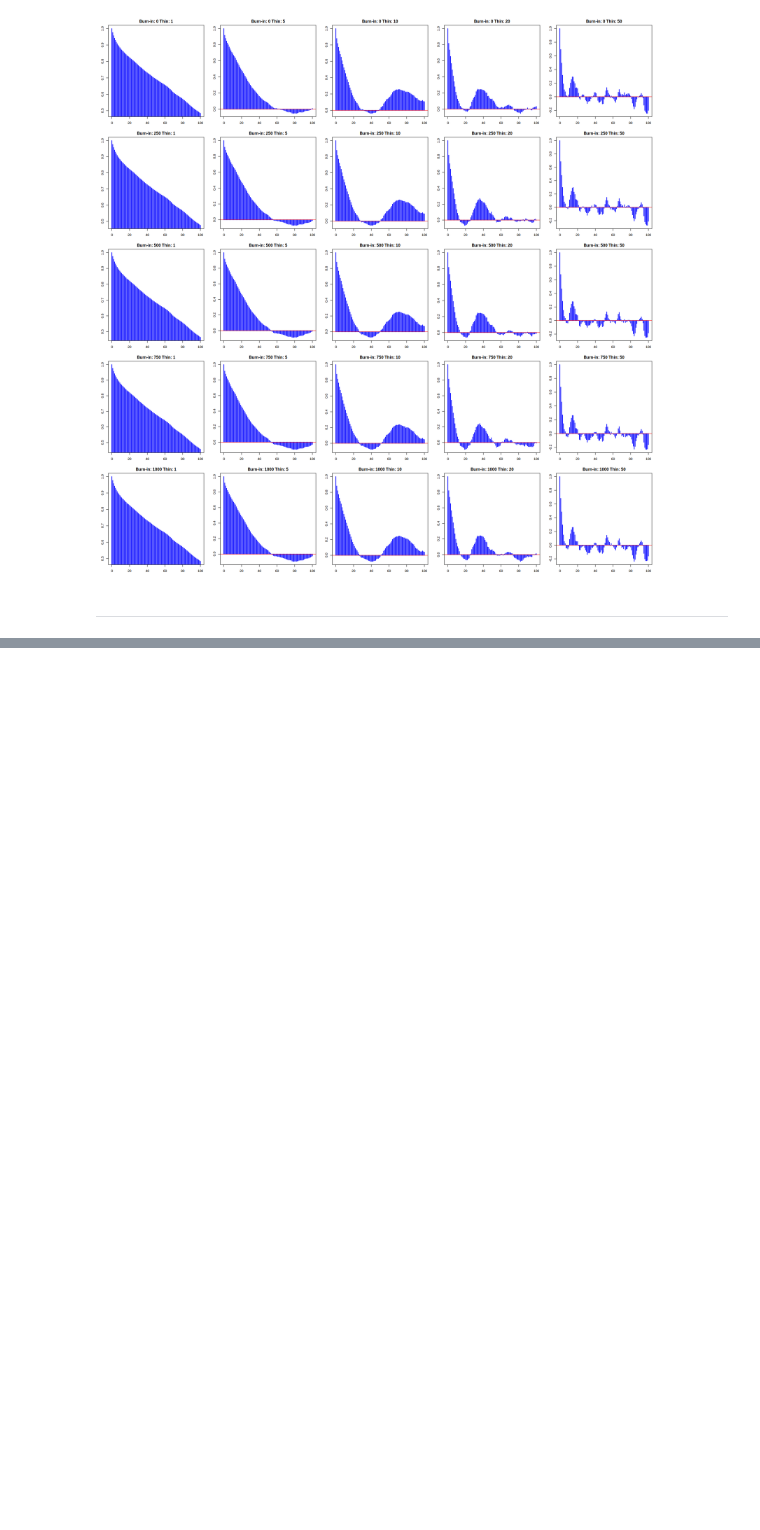
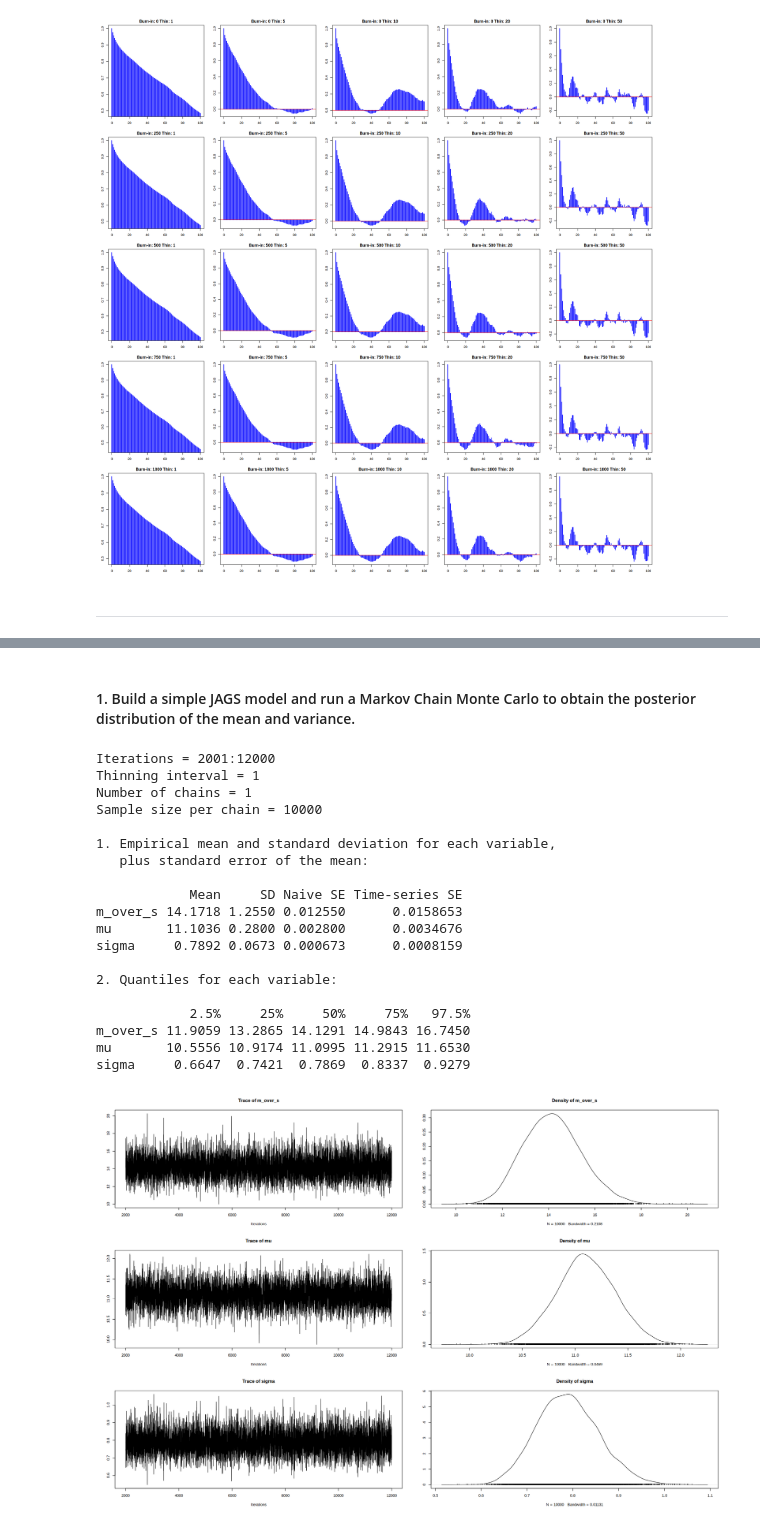
Before and after one commit to seccobenedetto/ex_Advanced_Statistics, a Jupyter notebook: lab_5/lab_5_test.ipynb, the cells around one changed output, grey strips where cells are left out. Cells and saved outputs as stored; diff of their text form; code cells hidden in the pictures; blank space fills up the shorter version.

```diff
--- a/lab_5/lab_5_test.ipynb
+++ b/lab_5/lab_5_test.ipynb
@@ -170,0 +179,56 @@ for (burn in burnin_values) {
+# %% [markdown]
+#### 1. Build a simple JAGS model and run a Markov Chain Monte Carlo to obtain the posterior distribution of the mean and variance.
+# %%
+# DATA:
+x <- c(13.427, 8.588, 10.908, 11.582, 11.011, 9.735, 13.779, 9.763)
+
+# JAGS model:
+model_string <- "
+model {
+    for (i in 1:length(X)) {
+        X[i] ~ dnorm(mu, tau)
+    }
+    mu ~ dunif(-10, 30)
+    tau <- 1 / (sigma * sigma)
+    sigma ~ dnorm(0, 50) T(0,)
+
+    m_over_s <- mu / sigma
+}
+"
+writeLines(model_string, "gaussian_model.bug")
+
+# Prepare data for JAGS
+data <- list(X = x)
+
+# Initialize and run JAGS
+jags_model <- jags.model("gaussian_model.bug", data = data, quiet = TRUE)
+update(jags_model, 1000)    # burn-in
+
+# Sample from posterior:
+chain <- coda.samples(jags_model, variable.names = c("mu", "sigma", "m_over_s"), n.iter = 10000)
+
+# Print summary and PLOT:
+summary(chain)
+options(repr.plot.width = 18, repr.plot.height = 12)
+plot(chain)
+# %% [output]
+Iterations = 2001:12000
+Thinning interval = 1
+Number of chains = 1
+Sample size per chain = 10000
+
+1. Empirical mean and standard deviation for each variable,
+   plus standard error of the mean:
+
+            Mean     SD Naive SE Time-series SE
+m_over_s 14.1718 1.2550 0.012550      0.0158653
+mu       11.1036 0.2800 0.002800      0.0034676
+sigma     0.7892 0.0673 0.000673      0.0008159
+
+2. Quantiles for each variable:
+
+            2.5%     25%     50%     75%   97.5%
+m_over_s 11.9059 13.2865 14.1291 14.9843 16.7450
+mu       10.5556 10.9174 11.0995 11.2915 11.6530
+sigma     0.6647  0.7421  0.7869  0.8337  0.9279
+[figure, added]
```
Also changed, not shown: parts of 10 cells of this notebook, 2 other files.
